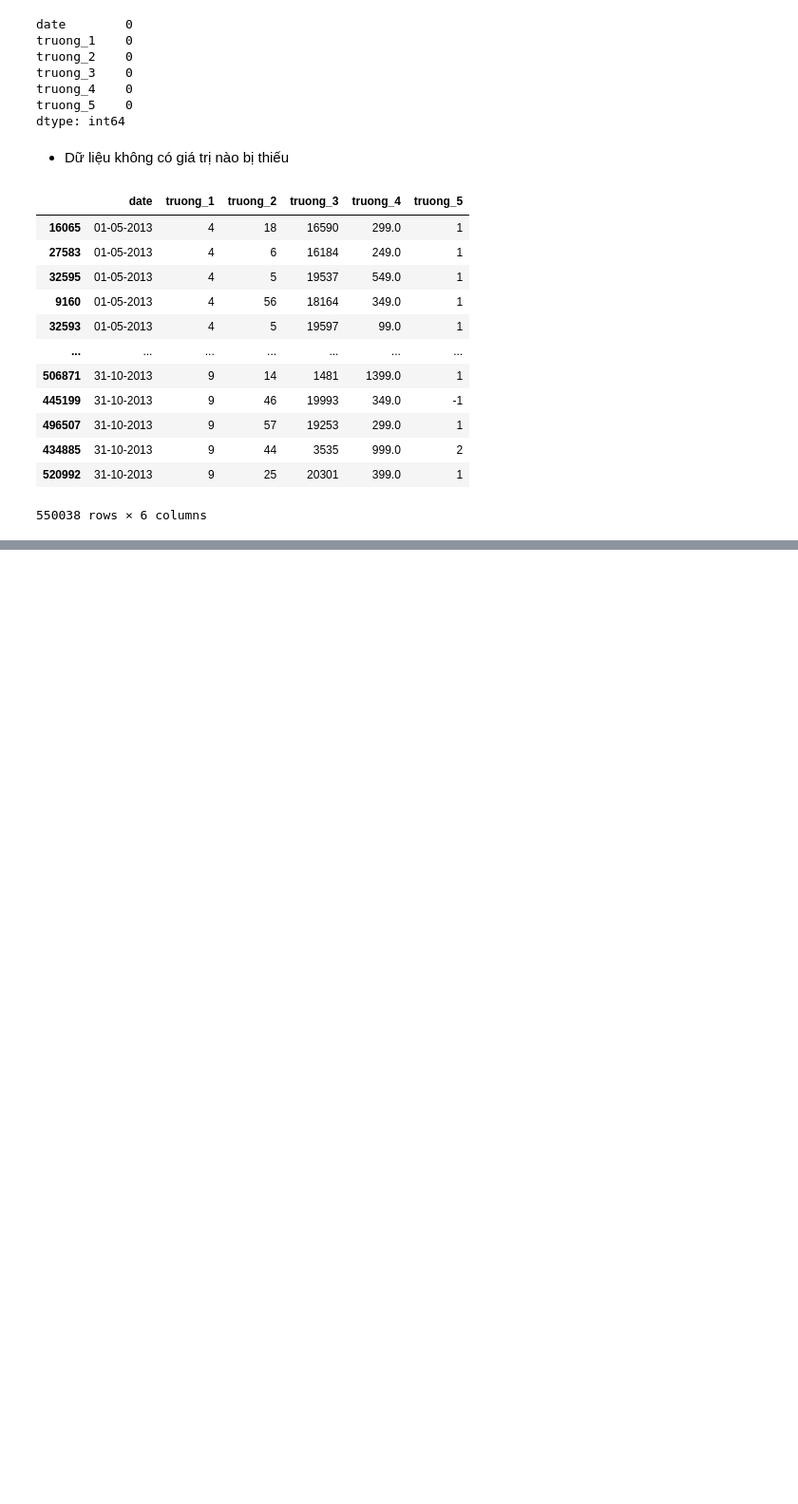
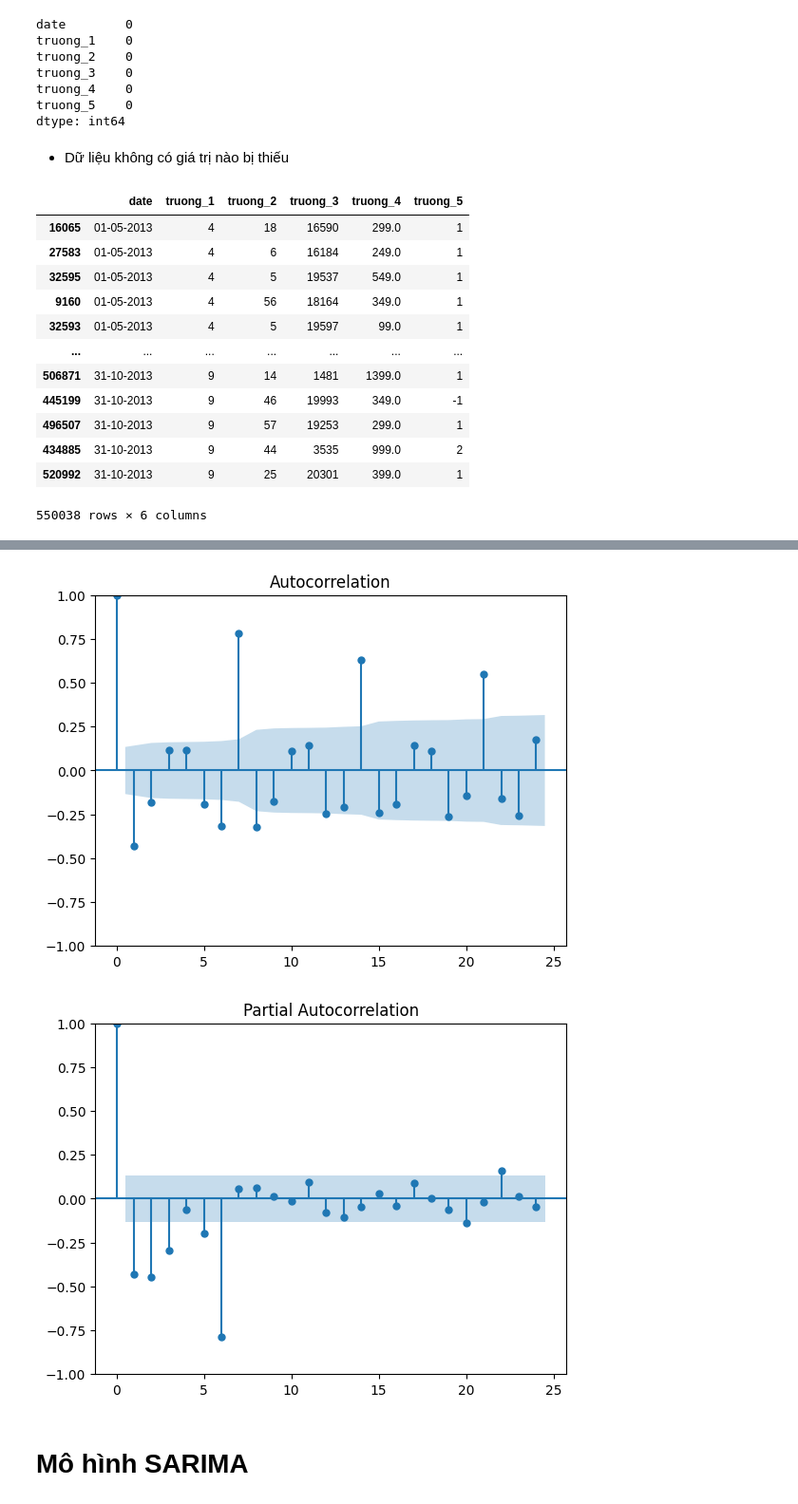
Before and after one commit to tuan1011nguyen/TimeSeries_Kiemtra, a Jupyter notebook: 2151264692_NguyenDucTuan.ipynb, the cells around one changed output, grey strips where cells are left out. Shown: that part at 95% size. Drawn from its saved outputs; the diff is of its cells as text; code cells hidden in the pictures; blank space fills up the shorter version.

```diff
--- a/2151264692_NguyenDucTuan.ipynb
+++ b/2151264692_NguyenDucTuan.ipynb
@@ -113,0 +177,2 @@ plt.show()
+# %%
+data2 = data.diff().dropna()
@@ -113,0 +184,7 @@ plt.show()
+# %%
+acf_diff = plot_acf(data2)
+
+pacf_diff = plot_pacf(data2)
+# %% [output]
+[figure, added]
+[figure, added]
@@ -113,0 +201,2 @@ plt.show()
+# %% [markdown]
+# Mô hình SARIMA
```
Also changed, not shown: parts of 25 cells of this notebook.
